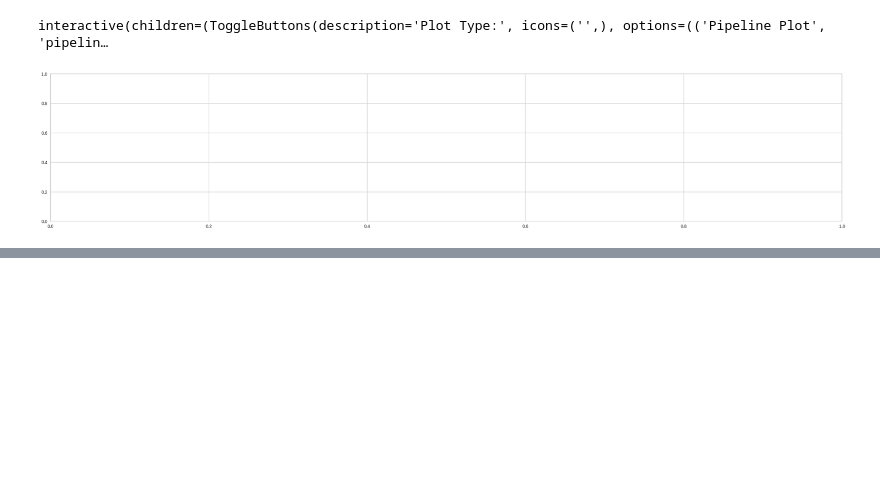
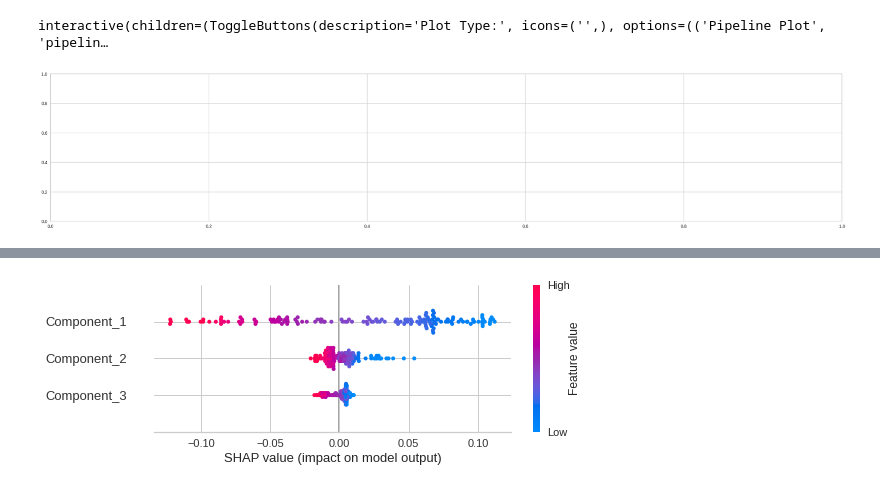
Before and after one commit to varshithagopu12/6220, a Jupyter notebook: 6220.ipynb, the cells around one changed output, grey strips where cells are left out. Drawn from its saved outputs; the diff is of its cells as text; code cells hidden in the pictures; blank space fills up the shorter version.

```diff
--- a/6220.ipynb
+++ b/6220.ipynb
@@ -1054,3 +1083,7 @@ Installing collected packages: slicer, shap
 Successfully installed shap-0.44.0 slicer-0.0.7
 # %%
 import shap
+# %%
+interpret_model(tuned_et_pca, plot='summary')
+# %% [output]
+[figure, added]
```
Also changed, not shown: parts of 27 cells of this notebook.
